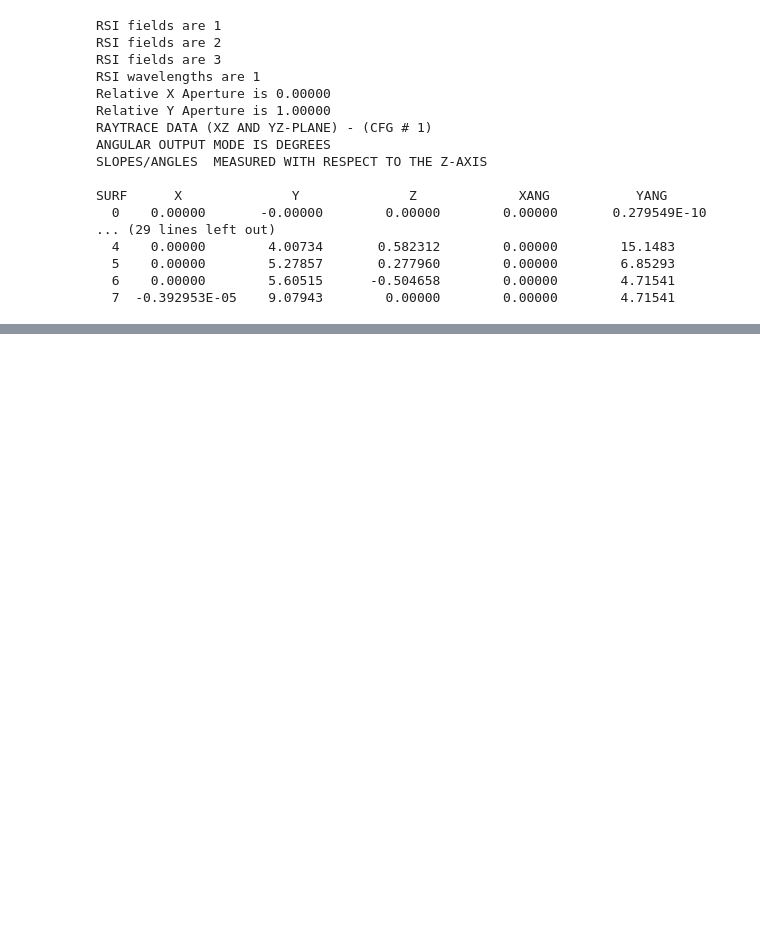
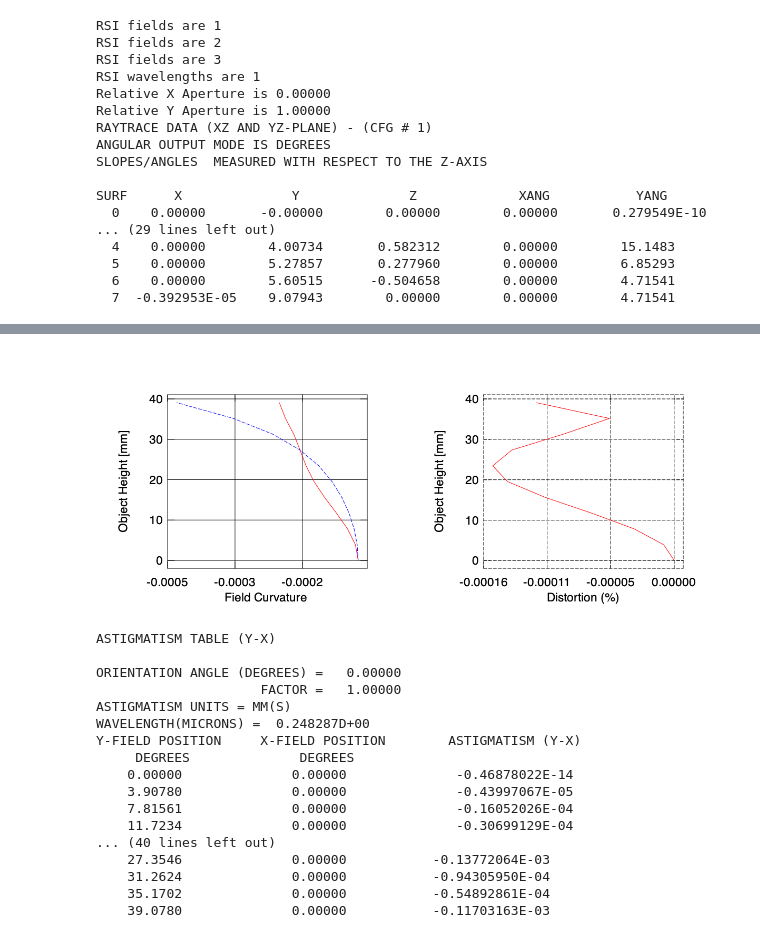
Before and after one commit to jeremynesbitt/zoa, a Jupyter notebook: jupyter/zoa_demo.ipynb, the cells around one changed output, grey strips where cells are left out. Cells and saved outputs as stored; diff of their text form; code cells hidden in the pictures; blank space fills up the shorter version.

```diff
--- a/jupyter/zoa_demo.ipynb
+++ b/jupyter/zoa_demo.ipynb
@@ -140,0 +177,21 @@ SURF      X              Y              Z             XANG           YANG
+# %%
+FIE;GO
+# %% [output]
+[figure, added]
+ASTIGMATISM TABLE (Y-X)
+
+ORIENTATION ANGLE (DEGREES) =   0.00000
+                     FACTOR =   1.00000
+ASTIGMATISM UNITS = MM(S)
+WAVELENGTH(MICRONS) =  0.248287D+00
+Y-FIELD POSITION     X-FIELD POSITION        ASTIGMATISM (Y-X)
+     DEGREES              DEGREES
+    0.00000              0.00000              -0.46878022E-14
+    3.90780              0.00000              -0.43997067E-05
+    7.81561              0.00000              -0.16052026E-04
+    11.7234              0.00000              -0.30699129E-04
+... (40 lines left out)
+    27.3546              0.00000           -0.13772064E-03
+    31.2624              0.00000           -0.94305950E-04
+    35.1702              0.00000           -0.54892861E-04
+    39.0780              0.00000           -0.11703163E-03
```
Also changed, not shown: parts of 8 cells of this notebook, 4 other files.
